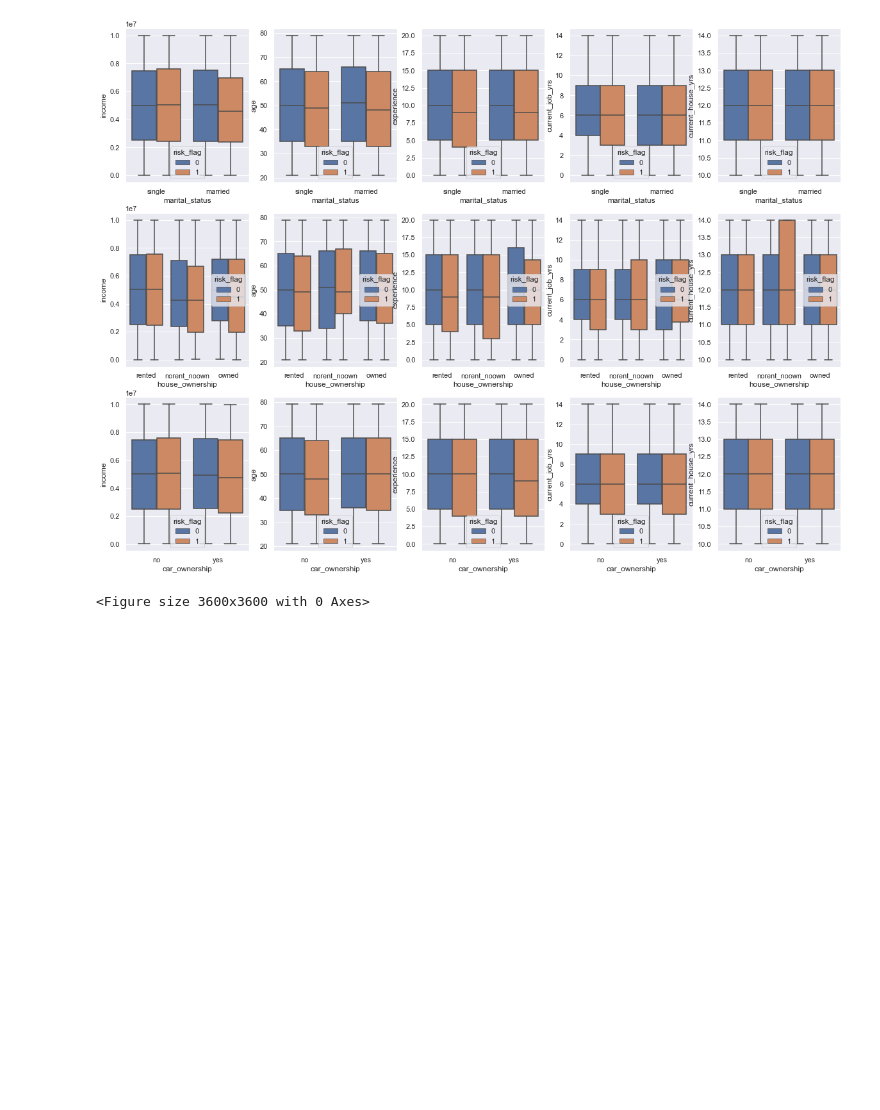
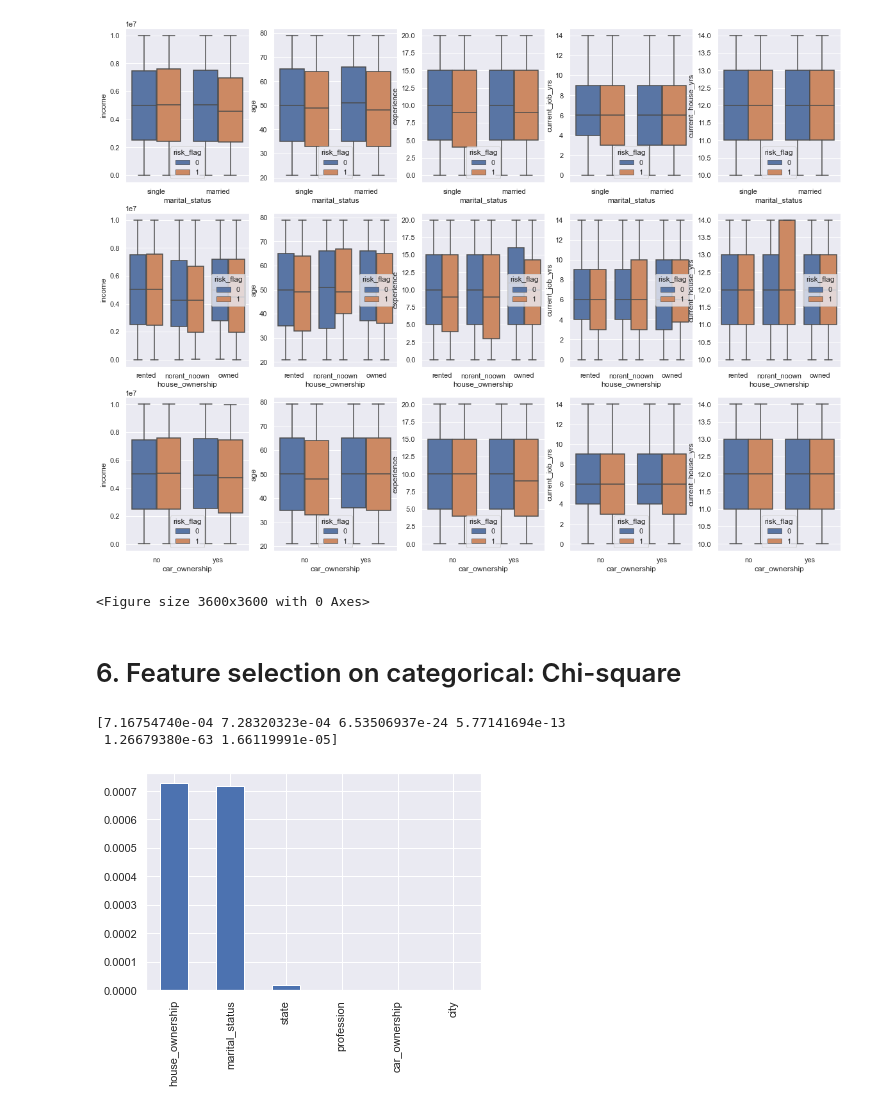
Before and after one commit to jonjonnyjonjon/dm-g3t3, a Jupyter notebook: eda.ipynb, the cells around one changed output. Saved outputs shown, nothing was run; the diff lists cells and outputs as text; code cells hidden in the pictures; blank space fills up the shorter version.

```diff
--- a/eda.ipynb
+++ b/eda.ipynb
@@ -446,9 +457,9 @@ dtype: object
 # %% [markdown]
 ### Bivariate analysis
 # %%
-for numerical in ["income","age","experience","current_job_yrs","current_house_yrs"]:
+for num in numerical:
     fig, ax = plt.subplots( figsize = (8,6) )
-    sns.boxplot(x = "risk_flag", y = numerical, data = data)
+    sns.boxplot(x = "risk_flag", y = num, data = data)
 # %% [output]
 [figure]
 [figure]
@@ -504,3 +515,27 @@ plt.show()
 # %% [output]
 [figure]
 <Figure size 3600x3600 with 0 Axes>
+# %% [markdown]
+# 6. Feature selection on categorical: Chi-square
+# %%
+numerical = ["income", "age", "experience", "current_job_yrs", "current_house_yrs"]
+categorical = ["risk_flag", "marital_status", "house_ownership", "car_ownership", "profession", "city", "state"]
+
+df_cat = data.copy()[categorical]
+
+label_enc = LabelEncoder()
+for cat in categorical:
+    df_cat[cat] = label_enc.fit_transform(df_cat[cat])
+
+y = df_cat["risk_flag"]
+x = df_cat.drop("risk_flag", axis=1)
+
+chi_scores = chi2(x, y)
+p_values = pd.Series(chi_scores[1], index = x.columns)
+p_values.sort_values(ascending = False , inplace = True)
+p_values.plot.bar()
+print(chi_scores[1])
+# %% [output]
+[7.16754740e-04 7.28320323e-04 6.53506937e-24 5.77141694e-13
+ 1.26679380e-63 1.66119991e-05]
+[figure, added]
```
Also changed, not shown: parts of 14 cells of this notebook, 1 other file.
